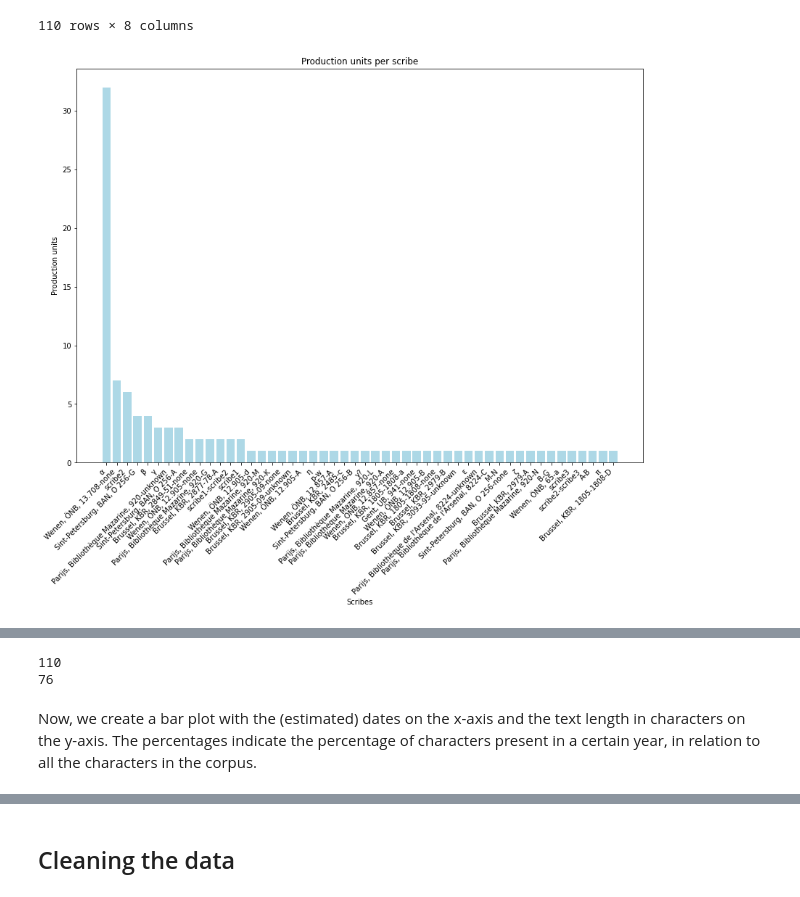
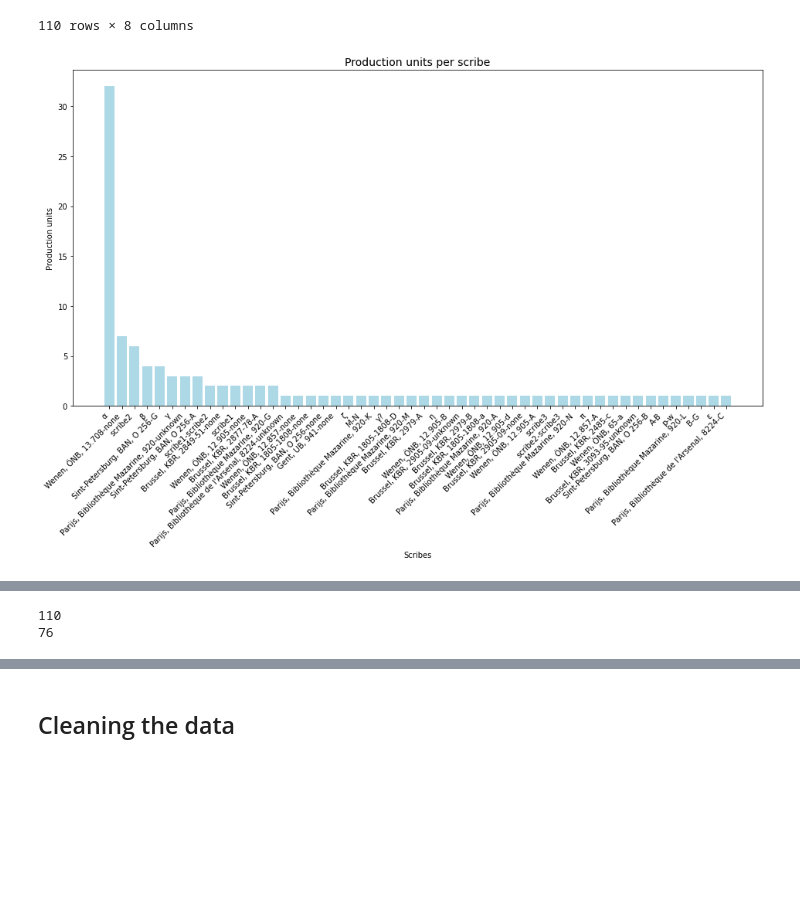
Before and after one commit to Caroline-Vandyck/making-characters-count, a Jupyter notebook: Making Characters Count.ipynb, the cells around one changed output, grey strips where cells are left out. Drawn from its saved outputs; the diff is of its cells as text; code cells hidden in the pictures; blank space fills up the shorter version.

Commit message:
added plot + derde martijn

```diff
--- a/Making Characters Count.ipynb
+++ b/Making Characters Count.ipynb
@@ -158,24 +158,24 @@ H
 # %%
 # [TABLE]
 
-# Bar plot with production units per scribe
+# Creating a bar plot with production units per scribe
 
 pu_per_scribe = dict(H['scribe'].value_counts())
 
-plt.figure(figsize=(14, 10))
-
+# Create plot
+plt.figure(figsize=(16, 8))
 plt.bar(pu_per_scribe.keys(), pu_per_scribe.values(), color='lightblue')
 
-# adding labels
+# Adding labels
 plt.xlabel('Scribes')
 plt.ylabel('Production units')
-plt.title('Production units per scribe')
+plt.title('Production units per scribe', fontsize=14)
 
-#increase readability
+# Increase readability
 plt.xticks(rotation=45, ha='right', fontsize=10)
 
 plt.show()
 # %% [output]
-[figure, old version]
+[figure, new version]
 # %%
 # If a date is approximated (f.e. 1325-1350), we have to convert it
@@ -224,5 +224,3 @@ print(len(H))
 # %% [output]
 110
 76
-# %% [markdown]
-Now, we create a bar plot with the (estimated) dates on the x-axis and the text length in characters on the y-axis. The percentages indicate the percentage of characters present in a certain year, in relation to all the characters in the corpus.
```
Also changed, not shown: parts of 62 cells of this notebook, 2 other files.
